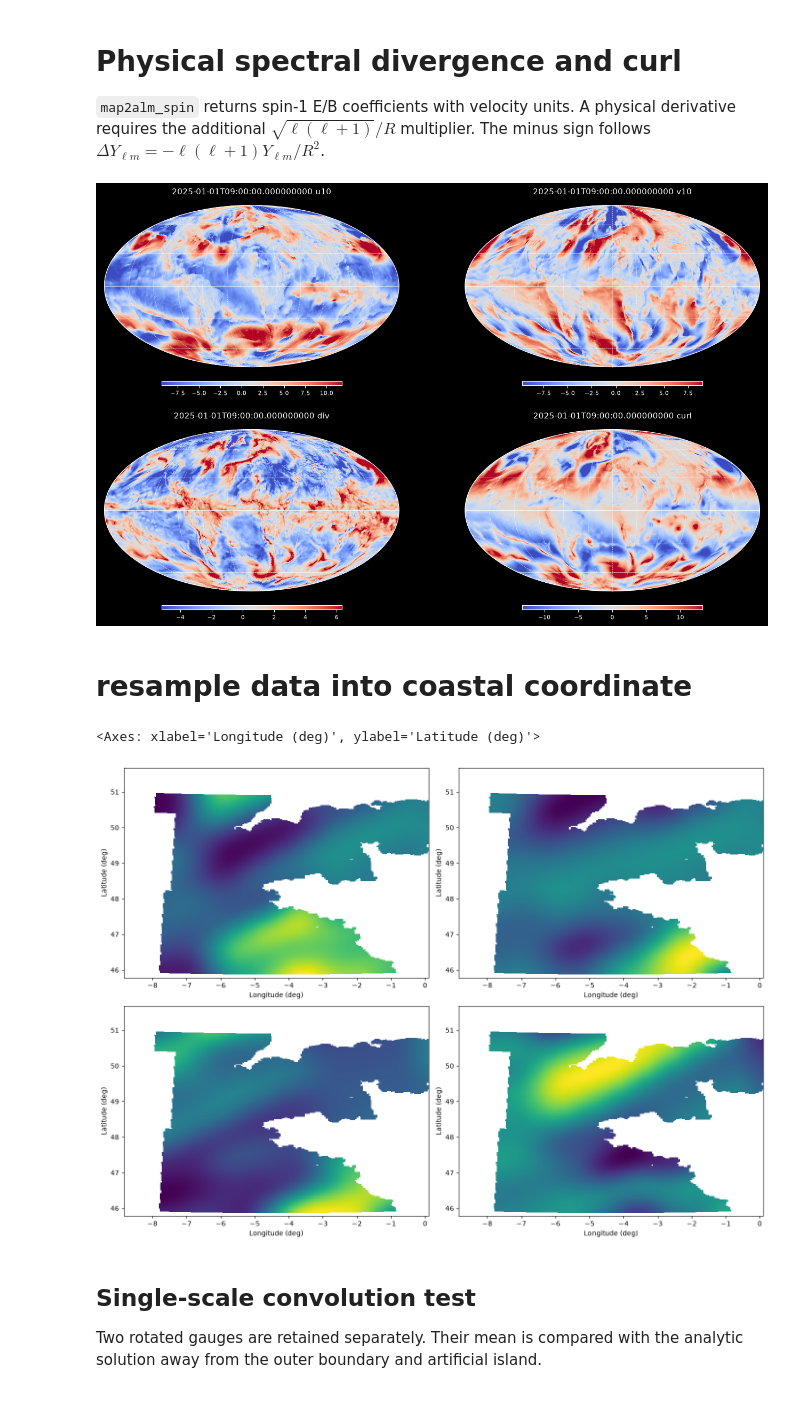
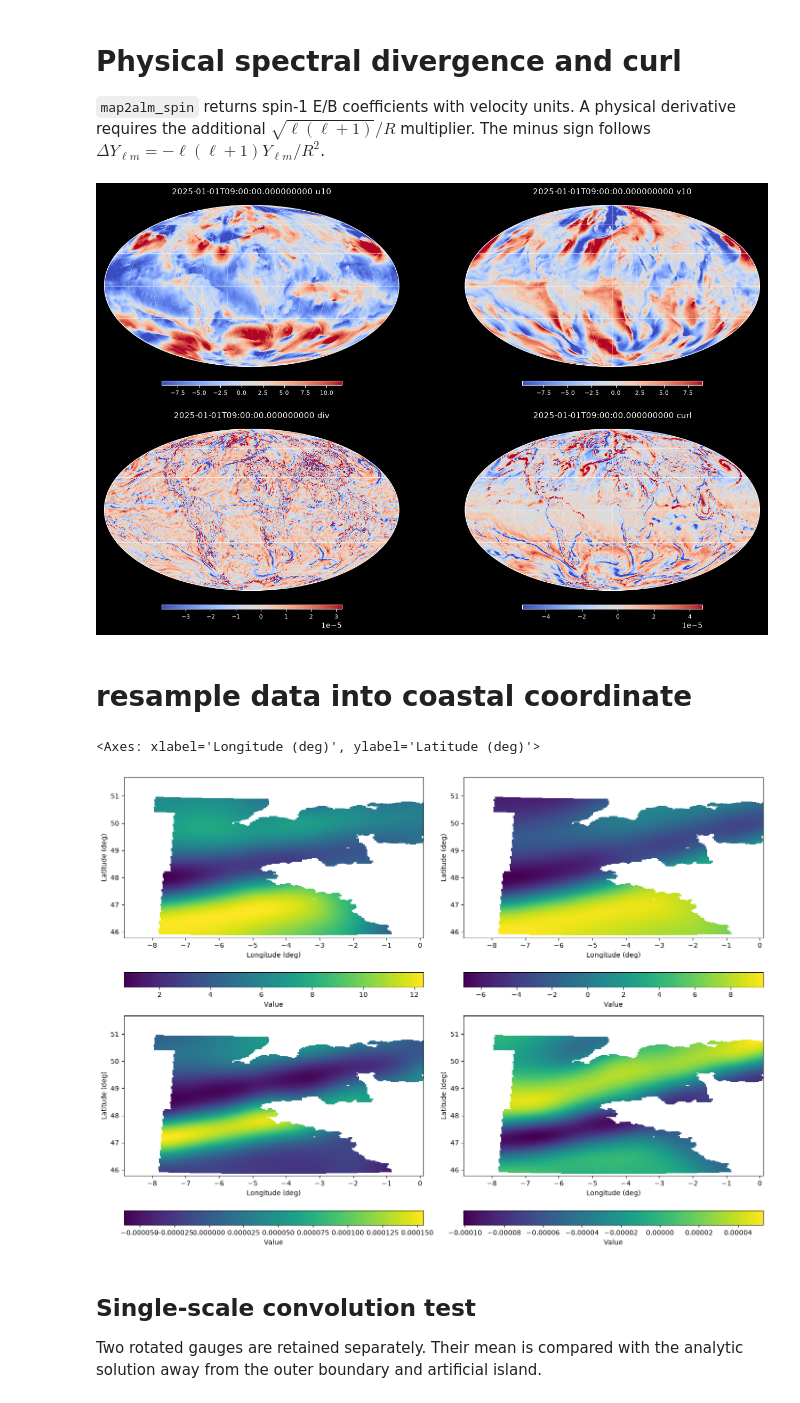
Before and after one commit to GRID4EARTH/healpix-analyse, a Jupyter notebook: Notebooks/divcurl_test.ipynb, the cells around one changed output. Saved outputs shown, nothing was run; the diff lists cells and outputs as text; code cells hidden in the pictures.

```diff
--- a/Notebooks/divcurl_test.ipynb
+++ b/Notebooks/divcurl_test.ipynb
@@ -212,41 +212,41 @@ div, curl = spectral_divcurl(sht, imu, imv)
 from healpix_plot.mollview import mollview
 
 plt.figure(figsize=(16,10))
-mollview(imu.cpu().numpy(),cmap='coolwarm',title=str(dsG.time.values)+' u10',hold=False,sub=(2,2,1))
-mollview(imv.cpu().numpy(),cmap='coolwarm',title=str(dsG.time.values)+' v10',hold=False,sub=(2,2,2))
-mollview(div.cpu().numpy(),cmap='coolwarm',title=str(dsG.time.values)+' div',hold=False,sub=(2,2,3))
-mollview(curl.cpu().numpy(),cmap='coolwarm',title=str(dsG.time.values)+' curl',hold=False,sub=(2,2,4))
+mollview(imu.cpu().numpy(),cmap='coolwarm',title=str(dsG.time.values)+' u10',hold=False,sub=(2,2,1),nest=True)
+mollview(imv.cpu().numpy(),cmap='coolwarm',title=str(dsG.time.values)+' v10',hold=False,sub=(2,2,2),nest=True)
+mollview(div.cpu().numpy(),cmap='coolwarm',title=str(dsG.time.values)+' div',hold=False,sub=(2,2,3),nest=True)
+mollview(curl.cpu().numpy(),cmap='coolwarm',title=str(dsG.time.values)+' curl',hold=False,sub=(2,2,4),nest=True)
 # %% [output]
-[figure, old version]
+[figure, new version]
 # %% [markdown]
 # resample data into coastal coordinate
 # %%
 from healpix_analyse import HealPixResampler
 
 resampler = HealPixResampler(
     in_level=ilevel,
     out_level=LEVEL,
     in_cell_ids=None,
     out_cell_ids=cell_ids,
     ellipsoid="sphere",
     dtype=torch.float64,
     device=device,
 )
 
 out_u, out_ids = resampler(imu)
 out_v, out_ids = resampler(imv)
 out_div, out_ids = resampler(div)
 out_curl, out_ids = resampler(curl)
 cell_ids = out_ids
 
 plt.figure(figsize=(14, 10))
-lgnomproject(cell_ids,out_u.cpu().numpy(), 2**LEVEL,hold=False,sub=(2,2,1),interp=True)
-lgnomproject(cell_ids,out_v.cpu().numpy(), 2**LEVEL,hold=False,sub=(2,2,2),interp=True)
-lgnomproject(cell_ids,out_curl.cpu().numpy(), 2**LEVEL,hold=False,sub=(2,2,3),interp=True)
-lgnomproject(cell_ids,out_div.cpu().numpy(), 2**LEVEL,hold=False,sub=(2,2,4),interp=True)
+lgnomproject(cell_ids,out_u.cpu().numpy(), 2**LEVEL,hold=False,sub=(2,2,1),interp=True,cbar=True)
+lgnomproject(cell_ids,out_v.cpu().numpy(), 2**LEVEL,hold=False,sub=(2,2,2),interp=True,cbar=True)
+lgnomproject(cell_ids,out_curl.cpu().numpy(), 2**LEVEL,hold=False,sub=(2,2,3),interp=True,cbar=True)
+lgnomproject(cell_ids,out_div.cpu().numpy(), 2**LEVEL,hold=False,sub=(2,2,4),interp=True,cbar=True)
 # %% [output]
 <Axes: xlabel='Longitude (deg)', ylabel='Latitude (deg)'>
-[figure, old version]
+[figure, new version]
 # %% [markdown]
 ## Single-scale convolution test
 
```
Also changed, not shown: parts of 6 cells of this notebook.
